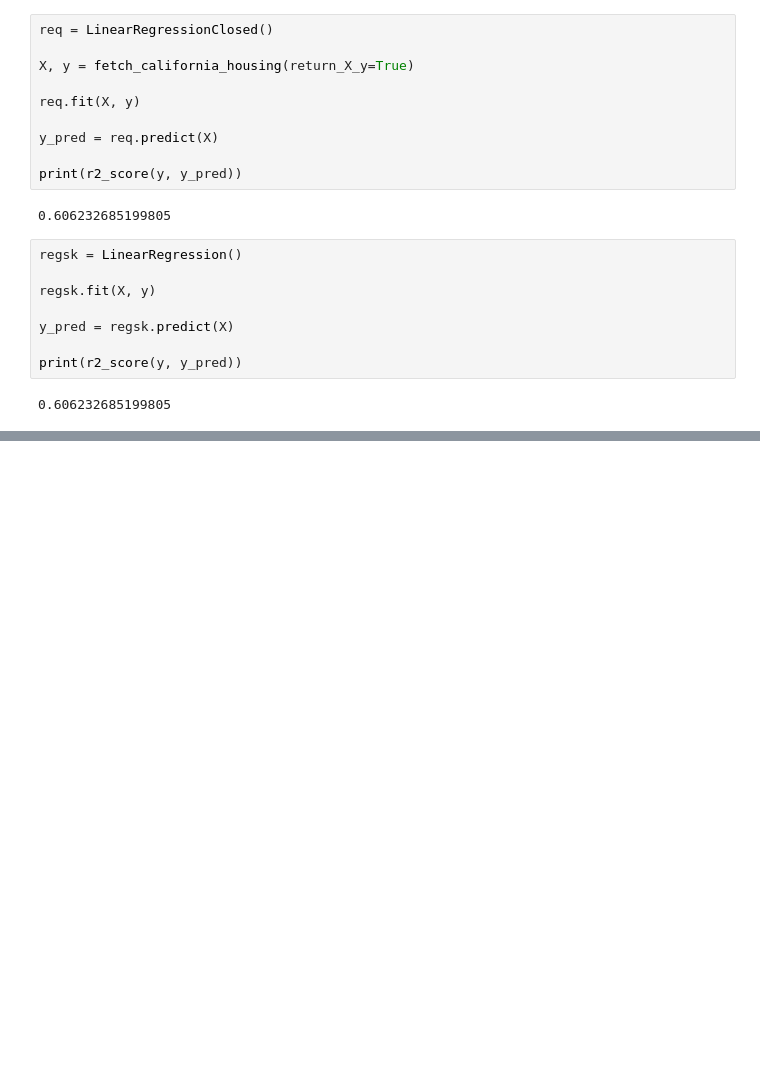
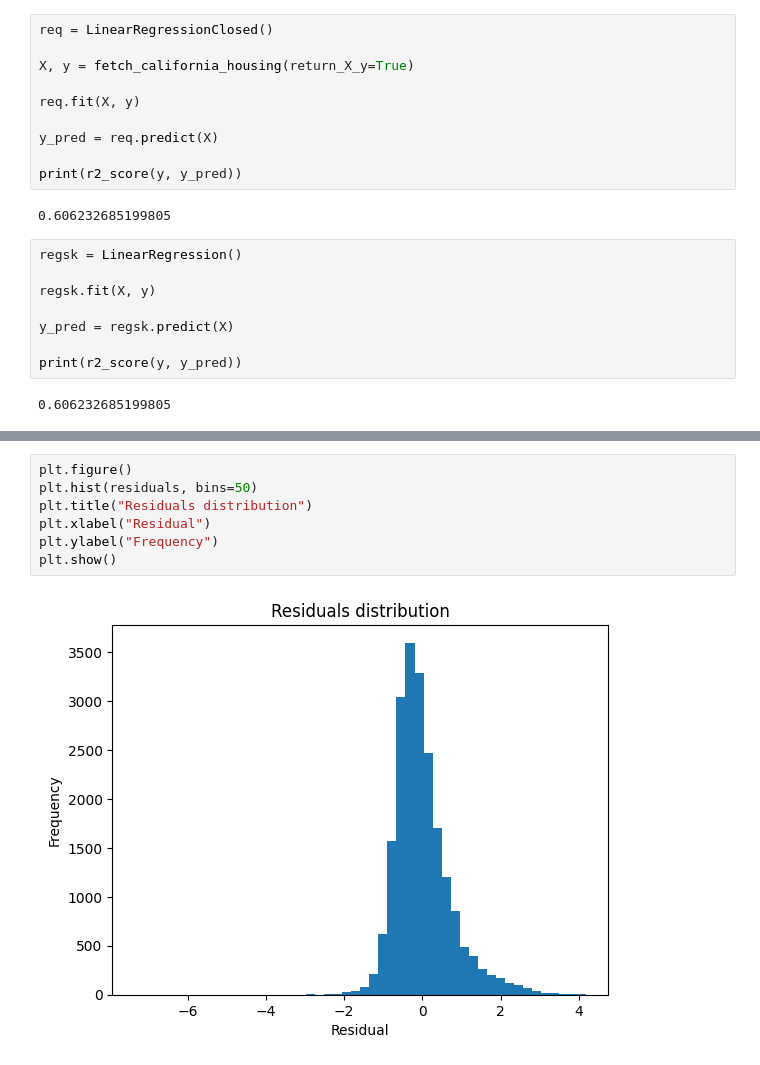
Before and after one commit to BejenaruIoanMatei/ML-Fundamentals, a Jupyter notebook: LinearRegression/LinearRegression.ipynb, the cells around one changed output, grey strips where cells are left out. Saved outputs shown, nothing was run; the diff lists cells and outputs as text; blank space fills up the shorter version.

```diff
--- a/LinearRegression/LinearRegression.ipynb
+++ b/LinearRegression/LinearRegression.ipynb
@@ -54,0 +79,9 @@ print(r2_score(y, y_pred))
+# %%
+plt.figure()
+plt.hist(residuals, bins=50)
+plt.title("Residuals distribution")
+plt.xlabel("Residual")
+plt.ylabel("Frequency")
+plt.show()
+# %% [output]
+[figure, added]
```
Also changed, not shown: parts of 4 cells of this notebook, 2 other files.
